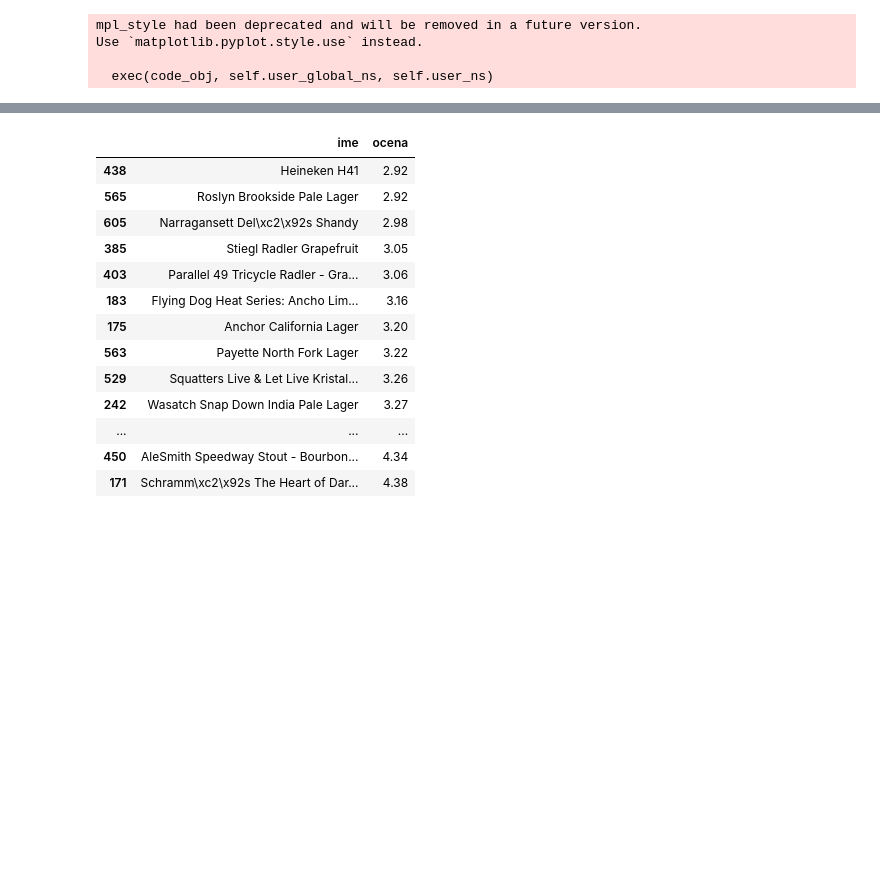
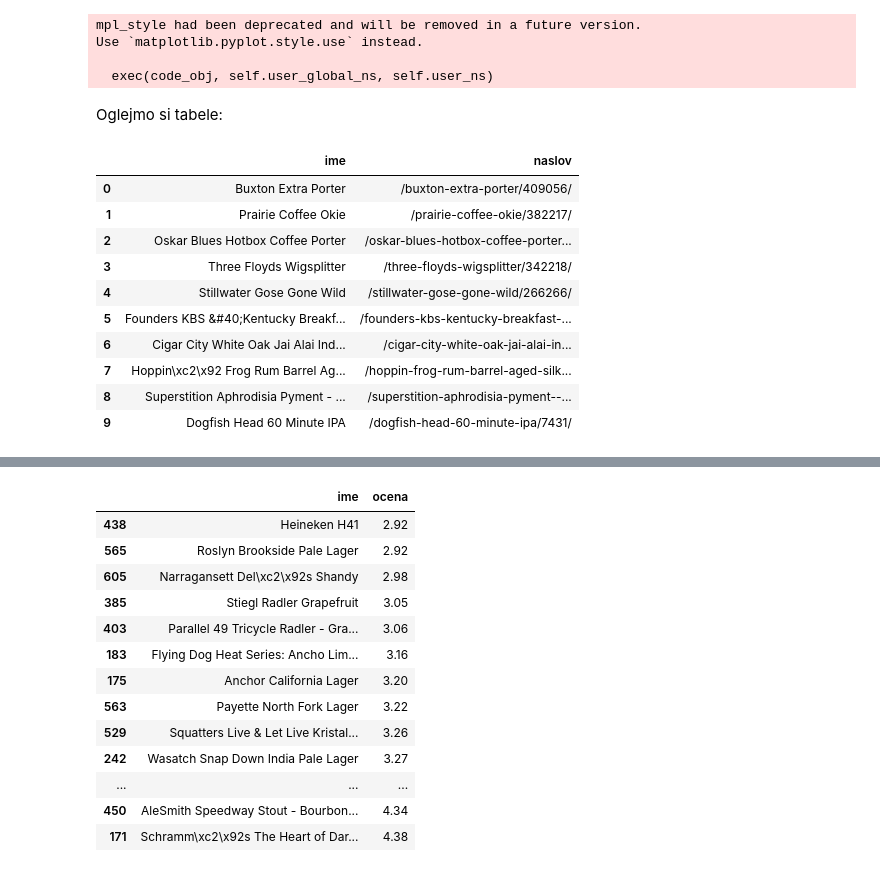
Before and after one commit to anjakisek/Najboljsa-piva-Ratebeer, a Jupyter notebook: Piva-Ratebeer.ipynb, the cells around one changed output, grey strips where cells are left out. Cells and saved outputs as stored; diff of their text form; code cells hidden in the pictures; blank space fills up the shorter version.

```diff
--- a/Piva-Ratebeer.ipynb
+++ b/Piva-Ratebeer.ipynb
@@ -12,3 +30,19 @@ mpl_style had been deprecated and will be removed in a future version.
 Use `matplotlib.pyplot.style.use` instead.
 
   exec(code_obj, self.user_global_ns, self.user_ns)
+# %% [markdown]
+Oglejmo si tabele:
+# %%
+imena.head(10)
+# %% [output]
+|  | ime | naslov |
+| 0 | Buxton Extra Porter | /buxton-extra-porter/409056/ |
+| 1 | Prairie Coffee Okie | /prairie-coffee-okie/382217/ |
+| 2 | Oskar Blues Hotbox Coffee Porter | /oskar-blues-hotbox-coffee-porter... |
+| 3 | Three Floyds Wigsplitter | /three-floyds-wigsplitter/342218/ |
+| 4 | Stillwater Gose Gone Wild | /stillwater-gose-gone-wild/266266/ |
+| 5 | Founders KBS &#40;Kentucky Breakf... | /founders-kbs-kentucky-breakfast-... |
+| 6 | Cigar City White Oak Jai Alai Ind... | /cigar-city-white-oak-jai-alai-in... |
+| 7 | Hoppin\xc2\x92 Frog Rum Barrel Ag... | /hoppin-frog-rum-barrel-aged-silk... |
+| 8 | Superstition Aphrodisia Pyment - ... | /superstition-aphrodisia-pyment--... |
+| 9 | Dogfish Head 60 Minute IPA | /dogfish-head-60-minute-ipa/7431/ |
```
Also changed, not shown: parts of 6 cells of this notebook.
